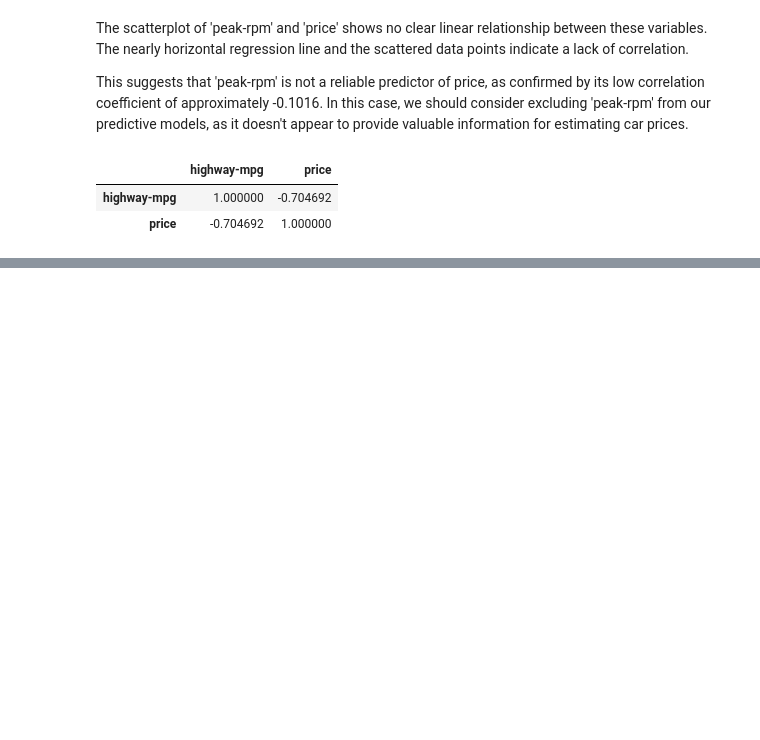
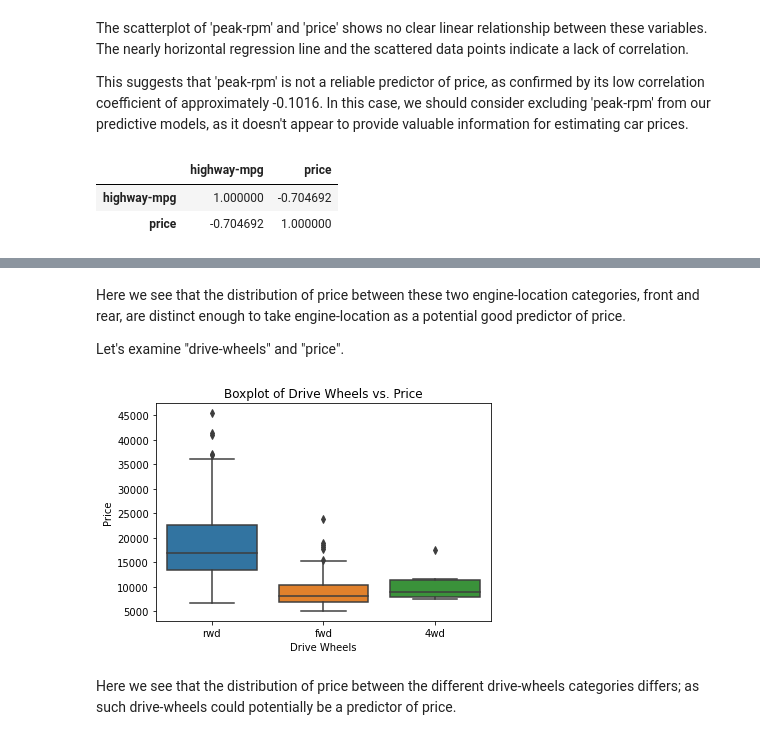
Before and after one commit to Dheerajkulariya/Data-Science-Portfolio-Projects, a Jupyter notebook: Machine-Learning-Projects/ML-Regression-Projects/Automobile-Price-Prediction/Automation Price Prediction.ipynb, the cells around one changed output, grey strips where cells are left out. Drawn from its saved outputs; the diff is of its cells as text; code cells hidden in the pictures; blank space fills up the shorter version.

```diff
--- a/Machine-Learning-Projects/ML-Regression-Projects/Automobile-Price-Prediction/Automation Price Prediction.ipynb
+++ b/Machine-Learning-Projects/ML-Regression-Projects/Automobile-Price-Prediction/Automation Price Prediction.ipynb
@@ -1017,0 +1048,15 @@ df[["highway-mpg", "price"]].corr()
+# %% [markdown]
+Here we see that the distribution of price between these two engine-location categories, front and rear, are distinct enough to take engine-location as a potential good predictor of price.
+
+Let's examine "drive-wheels" and "price".
+# %%
+# Create boxplots for "drive-wheels" and "price" categorical variable
+sns.boxplot(x="drive-wheels", y="price", data=df)
+plt.title('Boxplot of Drive Wheels vs. Price')
+plt.xlabel('Drive Wheels')
+plt.ylabel('Price')
+plt.show()
+# %% [output]
+[figure, added]
+# %% [markdown]
+Here we see that the distribution of price between the different drive-wheels categories differs; as such drive-wheels could potentially be a predictor of price.
```
Also changed, not shown: parts of 5 cells of this notebook.
